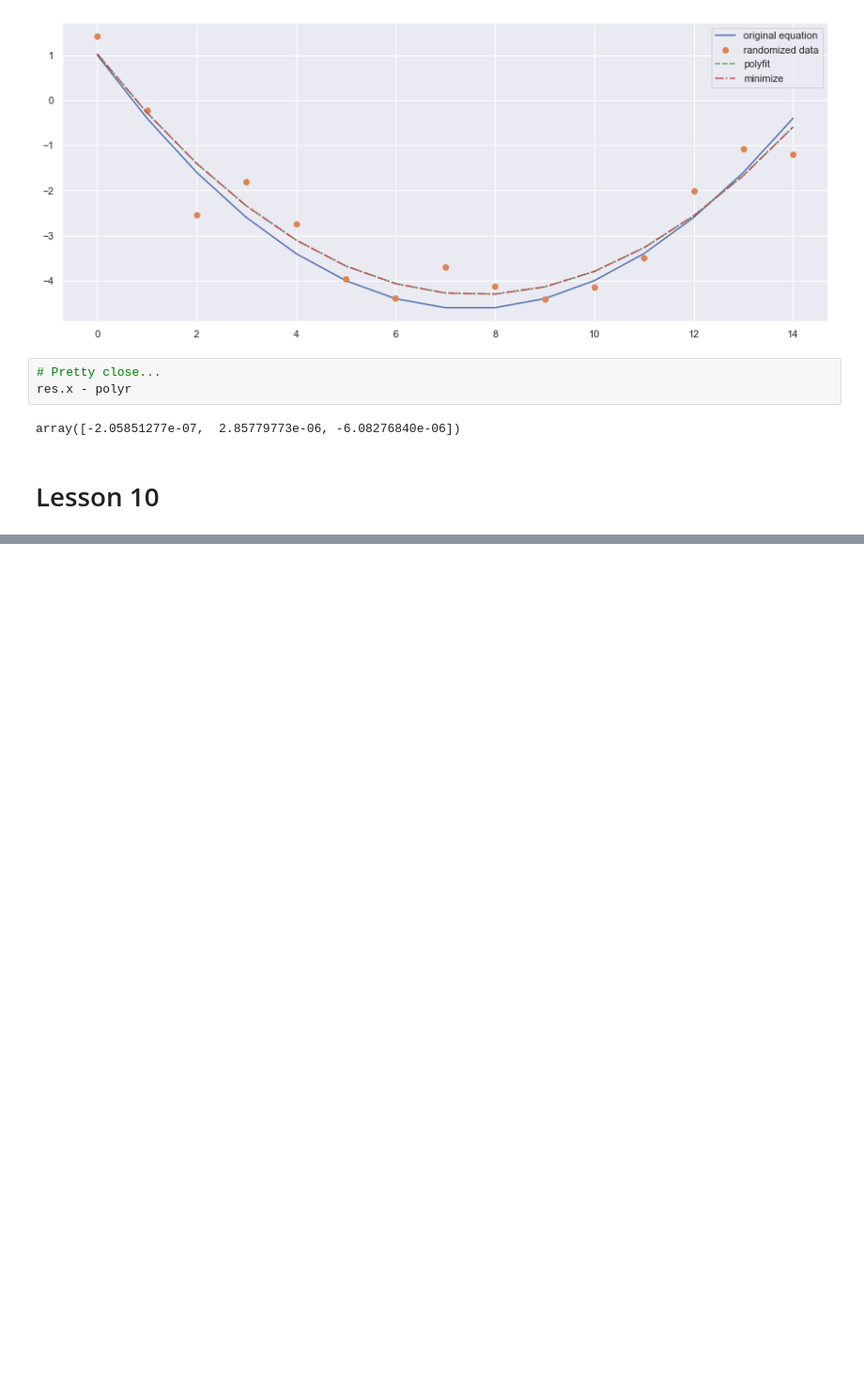
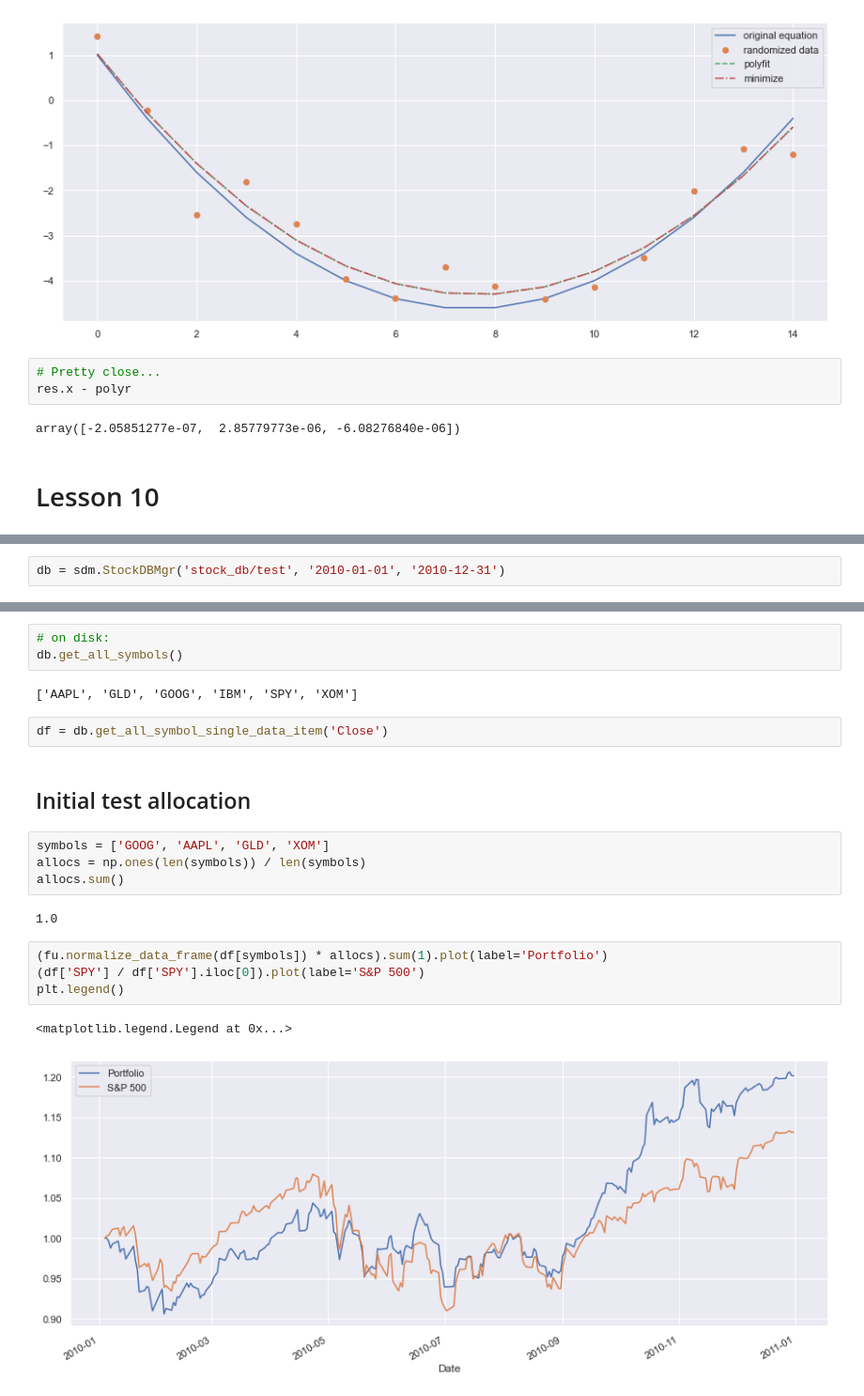
Before and after one commit to mathieugouin/tradesim, a Jupyter notebook: udacity.ipynb, the cells around one changed output, grey strips where cells are left out. Shown at 94% size. Drawn from its saved outputs; the diff is of its cells as text; blank space fills up the shorter version.

Commit message:
Portfolio optimizer tests

```diff
--- a/udacity.ipynb
+++ b/udacity.ipynb
@@ -1124,0 +1143,2 @@ Portfolio optimizer
+# %%
+db = sdm.StockDBMgr('stock_db/test', '2010-01-01', '2010-12-31')
@@ -1124,0 +1153,22 @@ Portfolio optimizer
+# %%
+# on disk:
+db.get_all_symbols()
+# %% [output]
+['AAPL', 'GLD', 'GOOG', 'IBM', 'SPY', 'XOM']
+# %%
+df = db.get_all_symbol_single_data_item('Close')
+# %% [markdown]
+## Initial test allocation
+# %%
+symbols = ['GOOG', 'AAPL', 'GLD', 'XOM']
+allocs = np.ones(len(symbols)) / len(symbols)
+allocs.sum()
+# %% [output]
+1.0
+# %%
+(fu.normalize_data_frame(df[symbols]) * allocs).sum(1).plot(label='Portfolio')
+(df['SPY'] / df['SPY'].iloc[0]).plot(label='S&P 500')
+plt.legend()
+# %% [output]
+<matplotlib.legend.Legend at 0x...>
+[figure, added]
```
Also changed, not shown: parts of 31 cells of this notebook.
